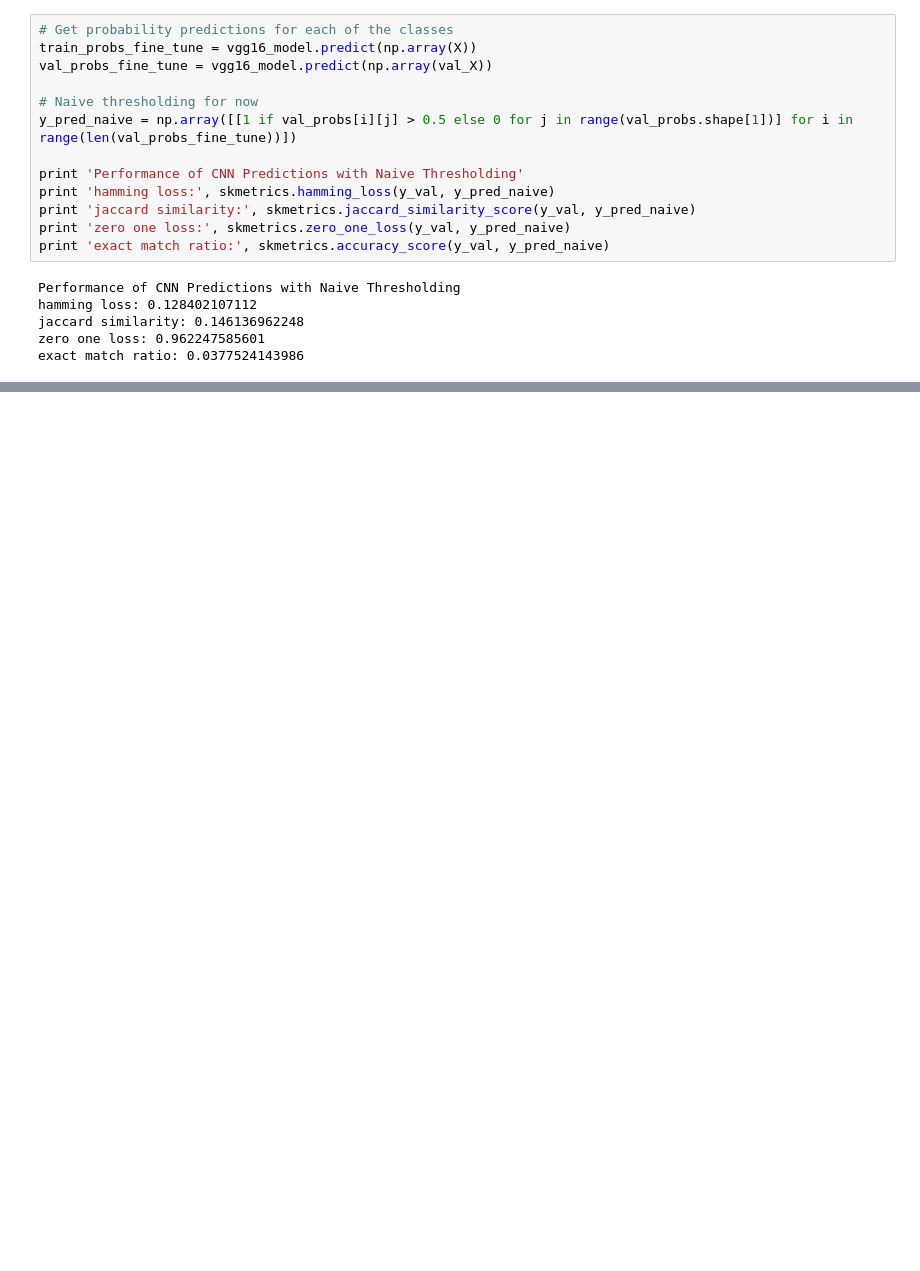
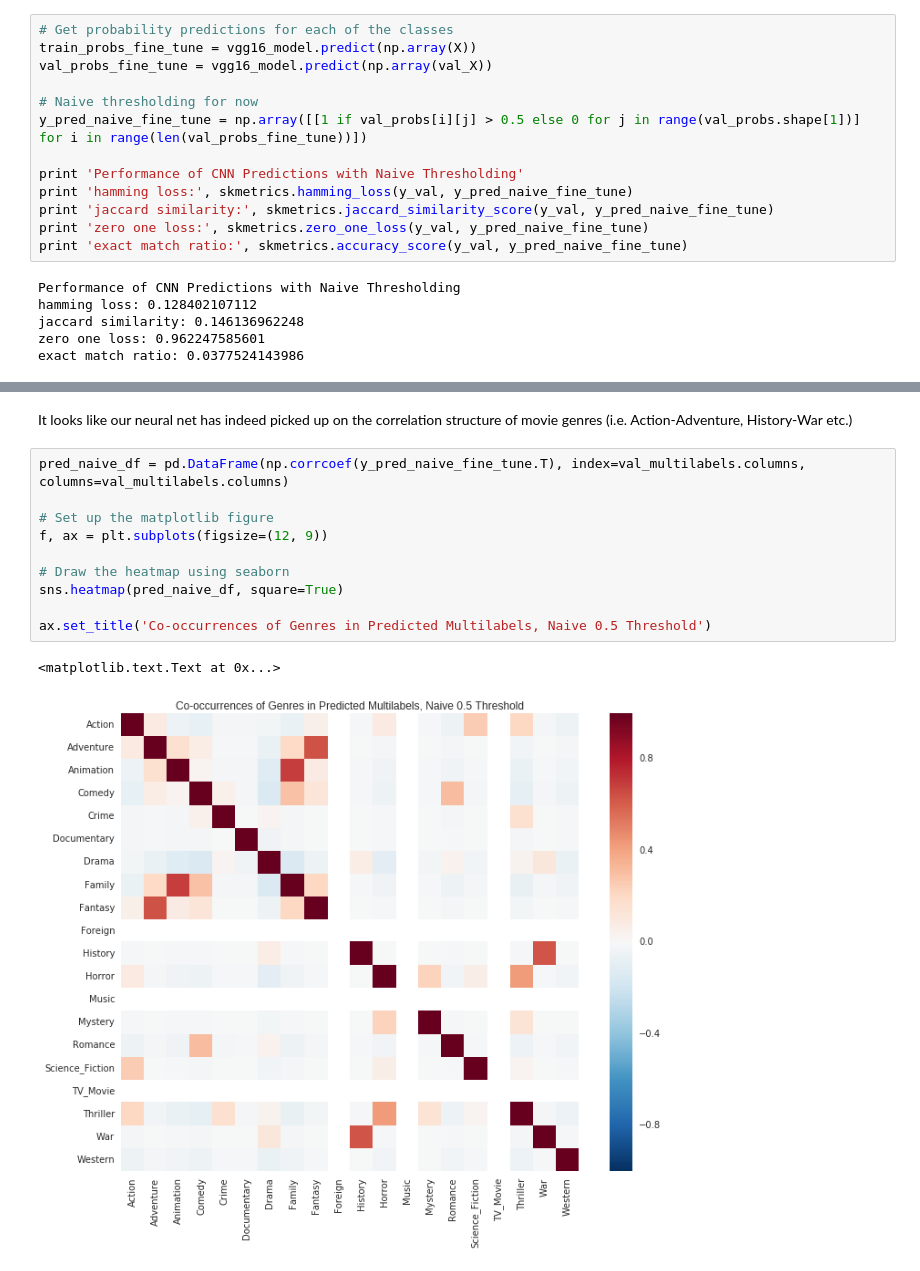
Before and after one commit to xueharry/cs109b-final-project, a Jupyter notebook: milestone5/Final Deep Learning.ipynb, the cells around one changed output, grey strips where cells are left out. Drawn from its saved outputs; the diff is of its cells as text; blank space fills up the shorter version.

```diff
--- a/milestone5/Final Deep Learning.ipynb
+++ b/milestone5/Final Deep Learning.ipynb
@@ -323,13 +315,13 @@ train_probs_fine_tune = vgg16_model.predict(np.array(X))
 val_probs_fine_tune = vgg16_model.predict(np.array(val_X))
 
 # Naive thresholding for now
-y_pred_naive = np.array([[1 if val_probs[i][j] > 0.5 else 0 for j in range(val_probs.shape[1])] for i in range(len(val_probs_fine_tune))])
+y_pred_naive_fine_tune = np.array([[1 if val_probs[i][j] > 0.5 else 0 for j in range(val_probs.shape[1])] for i in range(len(val_probs_fine_tune))])
 
 print 'Performance of CNN Predictions with Naive Thresholding'
-print 'hamming loss:', skmetrics.hamming_loss(y_val, y_pred_naive)
-print 'jaccard similarity:', skmetrics.jaccard_similarity_score(y_val, y_pred_naive)
-print 'zero one loss:', skmetrics.zero_one_loss(y_val, y_pred_naive)
-print 'exact match ratio:', skmetrics.accuracy_score(y_val, y_pred_naive)
+print 'hamming loss:', skmetrics.hamming_loss(y_val, y_pred_naive_fine_tune)
+print 'jaccard similarity:', skmetrics.jaccard_similarity_score(y_val, y_pred_naive_fine_tune)
+print 'zero one loss:', skmetrics.zero_one_loss(y_val, y_pred_naive_fine_tune)
+print 'exact match ratio:', skmetrics.accuracy_score(y_val, y_pred_naive_fine_tune)
 # %% [output]
 Performance of CNN Predictions with Naive Thresholding
 hamming loss: 0.128402107112
@@ -340,0 +362,15 @@ Unfortunately, it looks like fine-tuning did not improve performance.
+# %% [markdown]
+It looks like our neural net has indeed picked up on the correlation structure of movie genres (i.e. Action-Adventure, History-War etc.)
+# %%
+pred_naive_df = pd.DataFrame(np.corrcoef(y_pred_naive_fine_tune.T), index=val_multilabels.columns, columns=val_multilabels.columns)
+
+# Set up the matplotlib figure
+f, ax = plt.subplots(figsize=(12, 9))
+
+# Draw the heatmap using seaborn
+sns.heatmap(pred_naive_df, square=True)
+
+ax.set_title('Co-occurrences of Genres in Predicted Multilabels, Naive 0.5 Threshold')
+# %% [output]
+<matplotlib.text.Text at 0x...>
+[figure, added]
```
Also changed, not shown: parts of 9 cells of this notebook.
